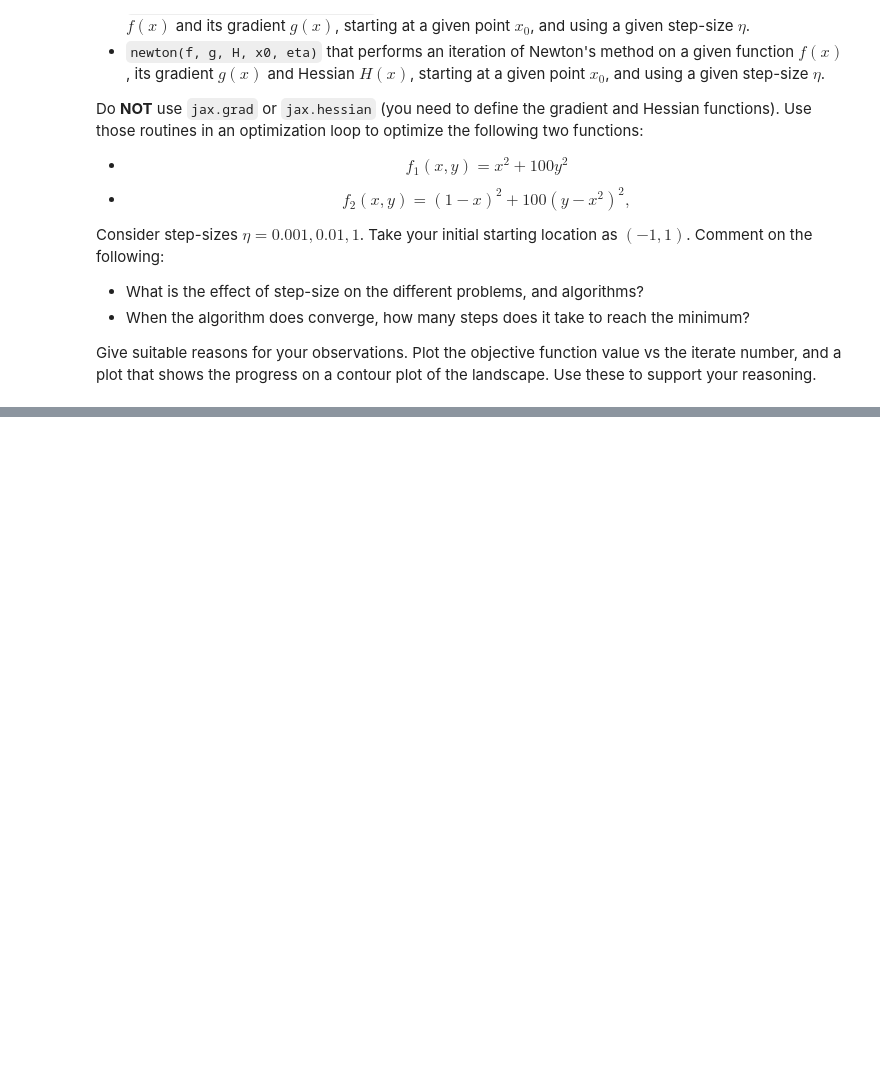
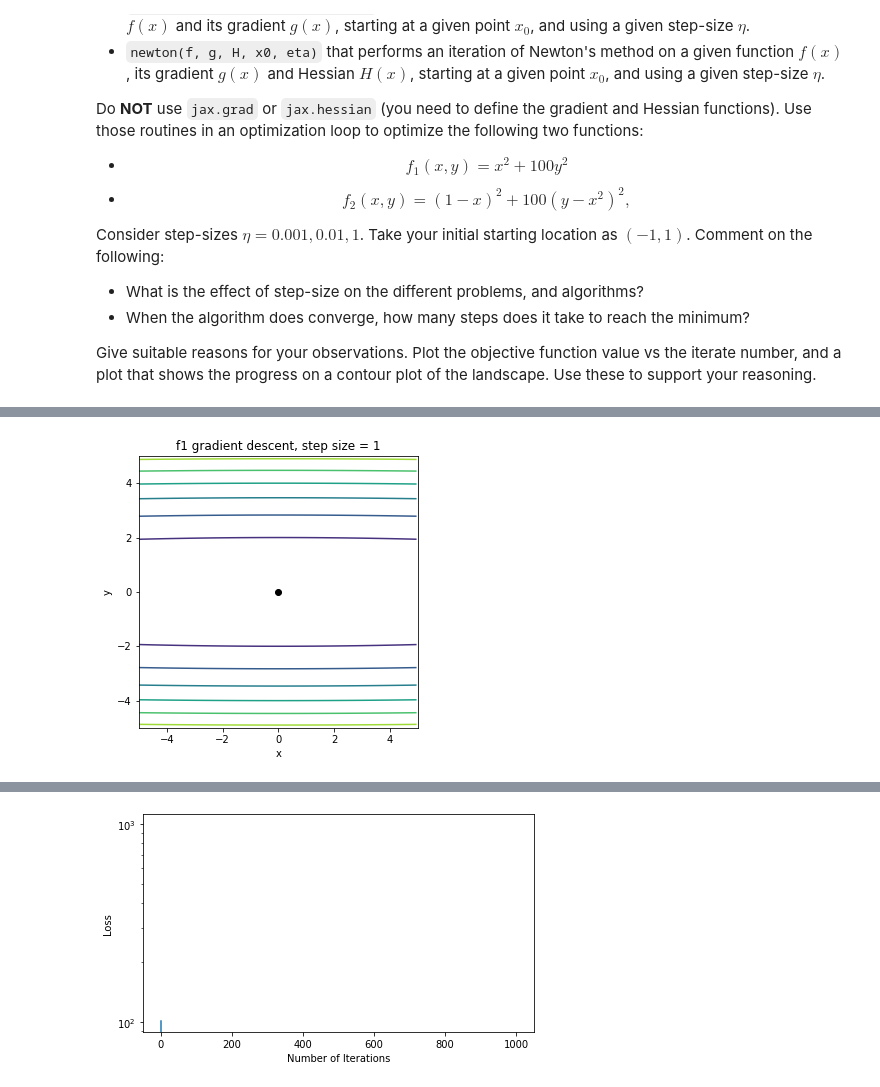
Before and after one commit to notrichardren/ENM5310-Homework, a Jupyter notebook: assn2.ipynb, the cells around one changed output, grey strips where cells are left out. Saved outputs shown, nothing was run; the diff lists cells and outputs as text; code cells hidden in the pictures; blank space fills up the shorter version.

```diff
--- a/assn2.ipynb
+++ b/assn2.ipynb
@@ -801,0 +836,4 @@ iterative_descent(f1, g1_x, g1_y, H1_xx, H1_xy, H1_yy, 0.001, "f1 gradient desce
+# %%
+iterative_descent(f1, g1_x, g1_y, H1_xx, H1_xy, H1_yy, 1, "f1 gradient descent, step size = 1", False)
+# %% [output]
+[figure, added]
@@ -801,0 +841 @@ iterative_descent(f1, g1_x, g1_y, H1_xx, H1_xy, H1_yy, 0.001, "f1 gradient desce
+[figure, added]
```
Also changed, not shown: parts of 9 cells of this notebook.
